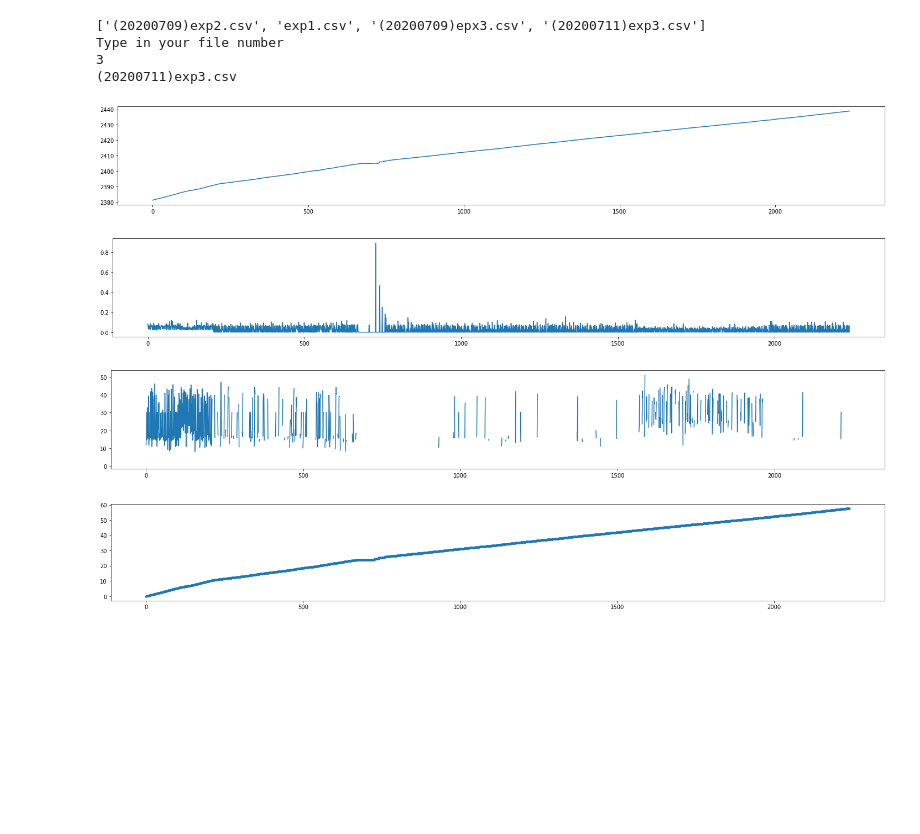
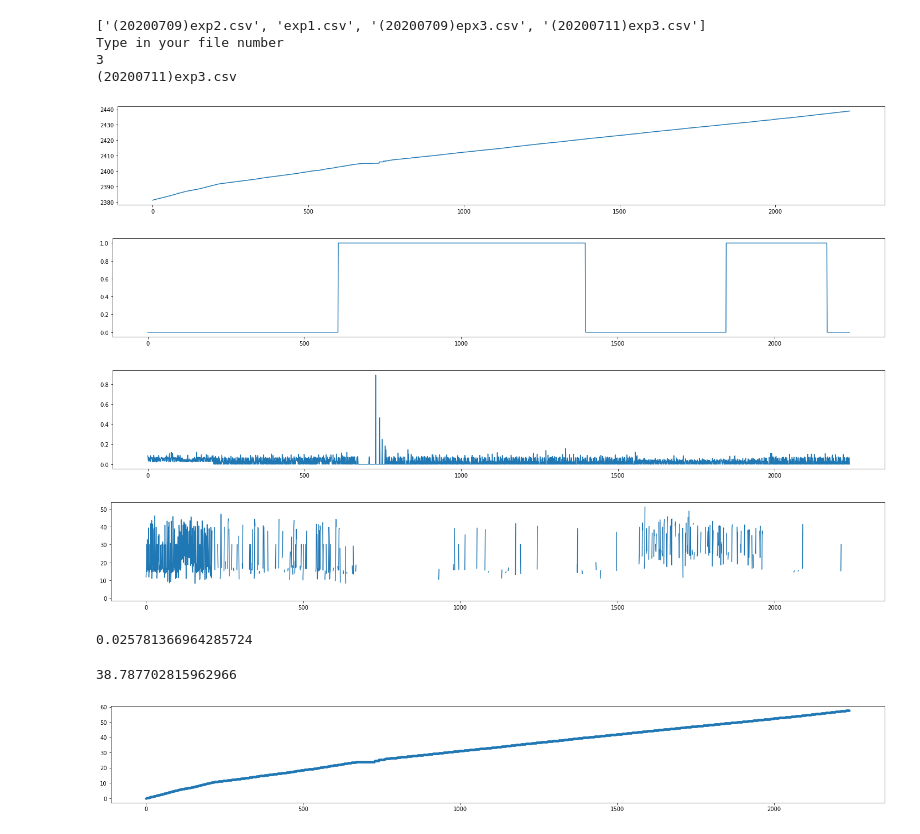
Before and after one commit to Joovvhan/decode-ss-exp, a Jupyter notebook: get-time-steps-from-csv.ipynb, the cells around one changed output. Cells and saved outputs as stored; diff of their text form; code cells hidden in the pictures; blank space fills up the shorter version.

```diff
--- a/get-time-steps-from-csv.ipynb
+++ b/get-time-steps-from-csv.ipynb
@@ -18,6 +18,7 @@ Type in your file number
 # %%
 t0_list = list()
 t_list = list()
+bool_list = list()
 
 with open(csv_file, 'r') as file:
     csv_reader = csv.reader(file)
@@ -27,27 +28,49 @@ with open(csv_file, 'r') as file:
             if len(line) > 1:
                 t_list.append(float(line[0]))
                 t0_list.append(float(line[1]))
+                if line[2] == 'True':
+                    bool_list.append(1)
+                if line[2] == 'False':
+                    bool_list.append(0)
+#                 print(line[2])
 #             break
 # %%
 plt.figure(figsize = (20, 3))
 plt.plot(t_list)
 plt.tight_layout()
 plt.show()
 
 plt.figure(figsize = (20, 3))
+plt.plot(bool_list)
+plt.tight_layout()
+plt.show()
+
+
+plt.figure(figsize = (20, 3))
 plt.plot(np.diff(t_list))
 plt.tight_layout()
 plt.show()
+
+
 
 
 plt.figure(figsize = (20, 3))
 plt.plot(1 / np.diff(t_list))
 plt.tight_layout()
 plt.show()
 # %% [output]
 [figure]
-[figure, old version]
+[figure, new version]
-[figure, old version]
+[figure, new version]
+[figure, added]
+# %%
+t0_list[-1] / len(t0_list)
+# %% [output]
+0.025781366964285724
+# %%
+len(t0_list) / t0_list[-1]
+# %% [output]
+38.787702815962966
 # %%
 plt.figure(figsize = (20, 3))
 plt.plot(t0_list, '.')
```
